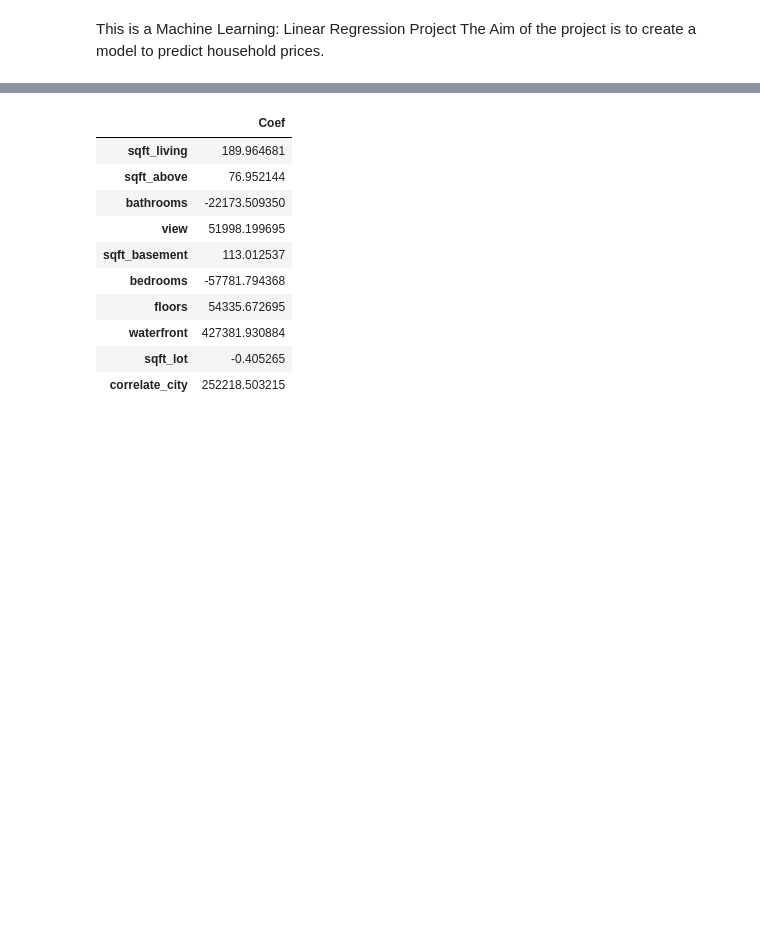
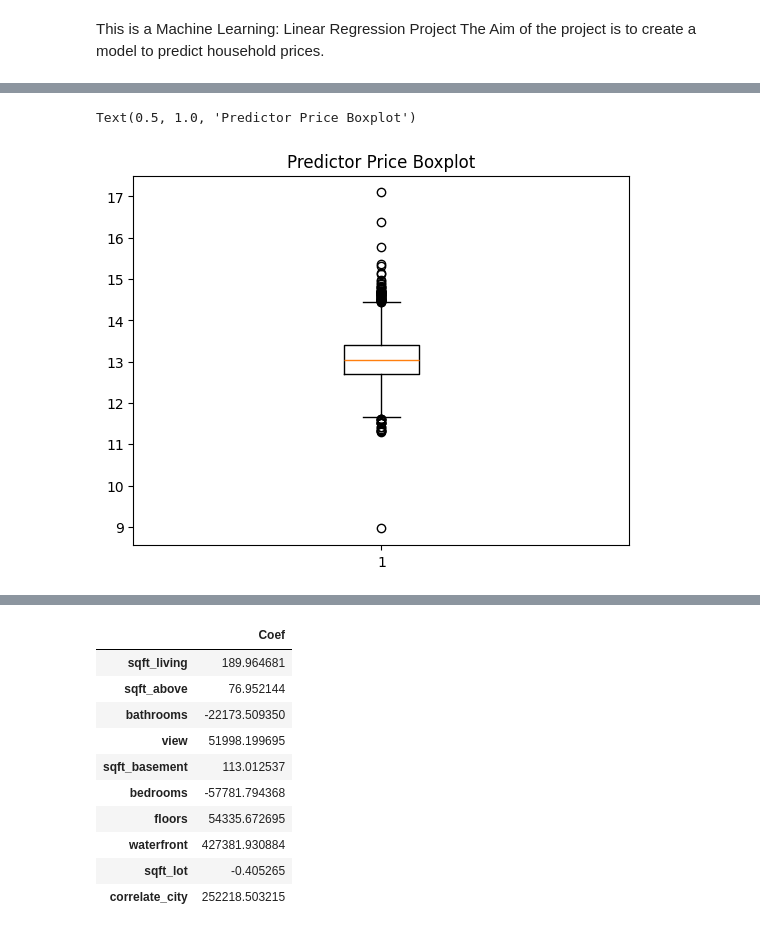
Before and after one commit to kanghinlee/Data_Portfolio, a Jupyter notebook: 03_Machine_Learning/03_Linear_Regression/03_House_Price_prediction/script.ipynb, the cells around one changed output, grey strips where cells are left out. Saved outputs shown, nothing was run; the diff lists cells and outputs as text; code cells hidden in the pictures; blank space fills up the shorter version.

```diff
--- a/03_Machine_Learning/03_Linear_Regression/03_House_Price_prediction/script.ipynb
+++ b/03_Machine_Learning/03_Linear_Regression/03_House_Price_prediction/script.ipynb
@@ -325,0 +112,6 @@ plt.plot([0, max(output["actual_price"])],[0,0 ], color = "red")
+# %%
+plt.boxplot(df["log_price"])
+plt.title('Predictor Price Boxplot')
+# %% [output]
+Text(0.5, 1.0, 'Predictor Price Boxplot')
+[figure, added]
```
Also changed, not shown: parts of 48 cells of this notebook.
